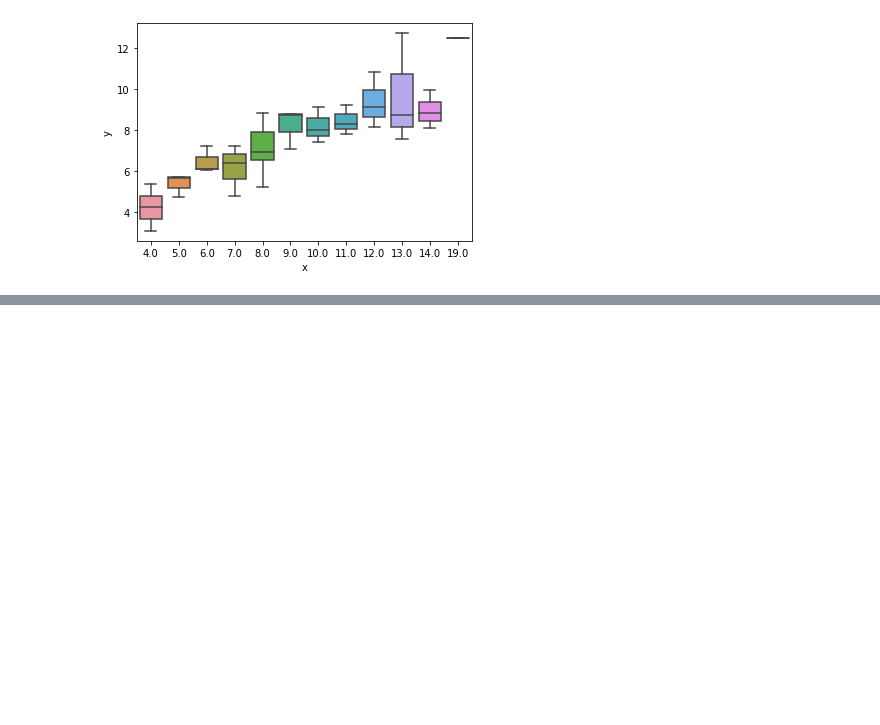
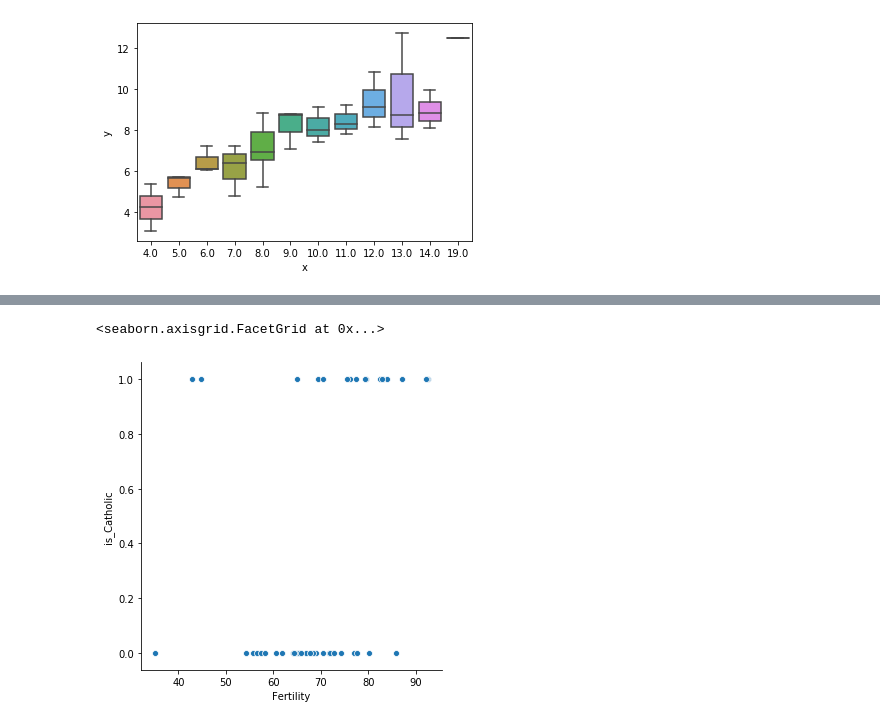
Before and after one commit to nickjoseph210/PythonExercises, a Jupyter notebook: 4.8.5_seaborn_exercises.ipynb, the cells around one changed output, grey strips where cells are left out. Saved outputs shown, nothing was run; the diff lists cells and outputs as text; code cells hidden in the pictures; blank space fills up the shorter version.

Commit message:
last seaborn push before walkthrough'

```diff
--- a/4.8.5_seaborn_exercises.ipynb
+++ b/4.8.5_seaborn_exercises.ipynb
@@ -126,0 +161,6 @@ insect_sprays.head()
+# %%
+#3.  Load the swiss dataset
+
+swiss = pydataset.data('swiss')
+
+swiss.head()
@@ -126,0 +188,6 @@ insect_sprays.head()
+# %%
+#a. Create an attribute called is_catholic that holds a bool of whether or not
+# the region is Catholic
+
+
+swiss['is_Catholic'] = swiss[['Catholic']] > 50
@@ -126,0 +203,9 @@ insect_sprays.head()
+# %%
+# Is there a correlation between fertility and being Catholic?
+
+sns.relplot(x='Fertility', y='is_Catholic', data=swiss)
+
+# Nope, there isn't.
+# %% [output]
+<seaborn.axisgrid.FacetGrid at 0x...>
+[figure, added]
```
Also changed, not shown: parts of 13 cells of this notebook.
